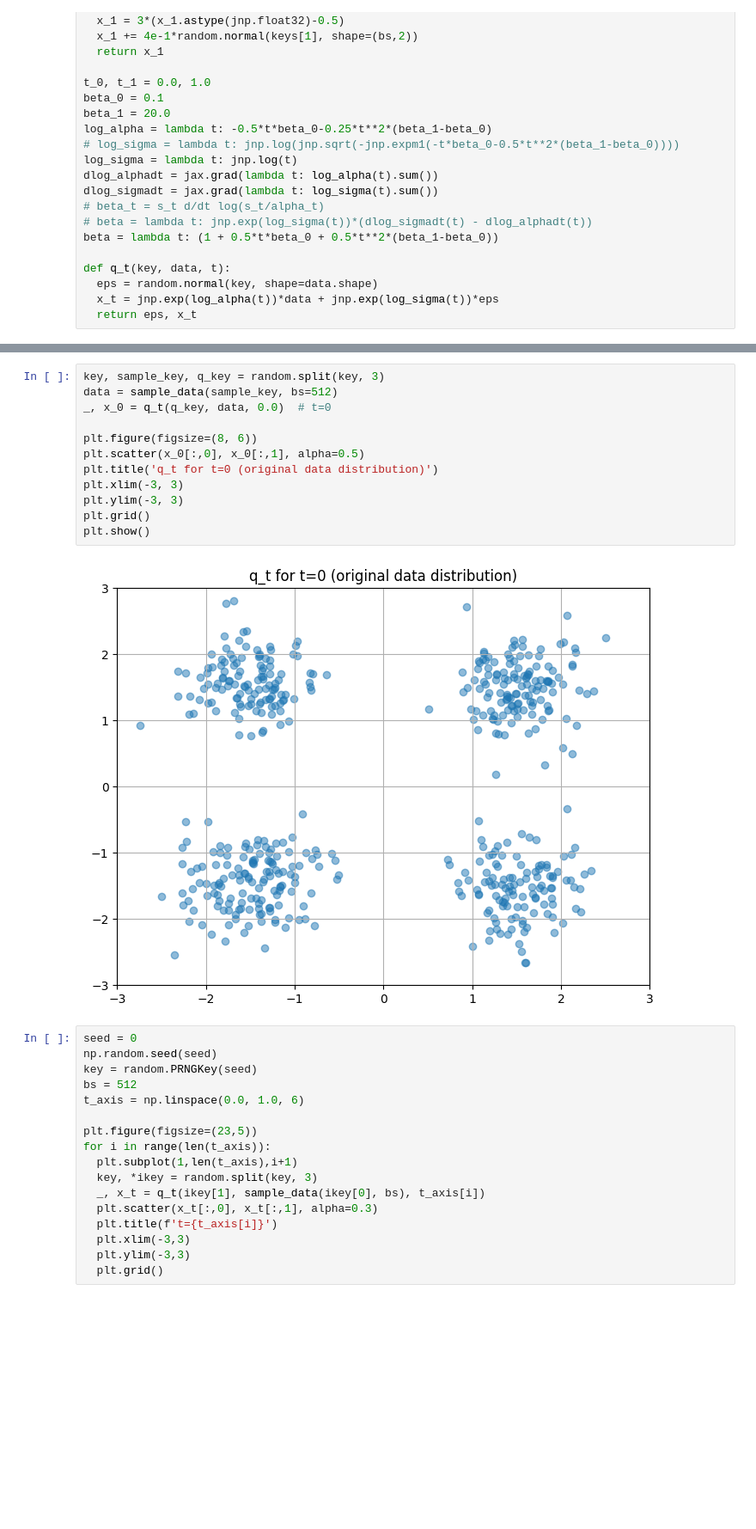
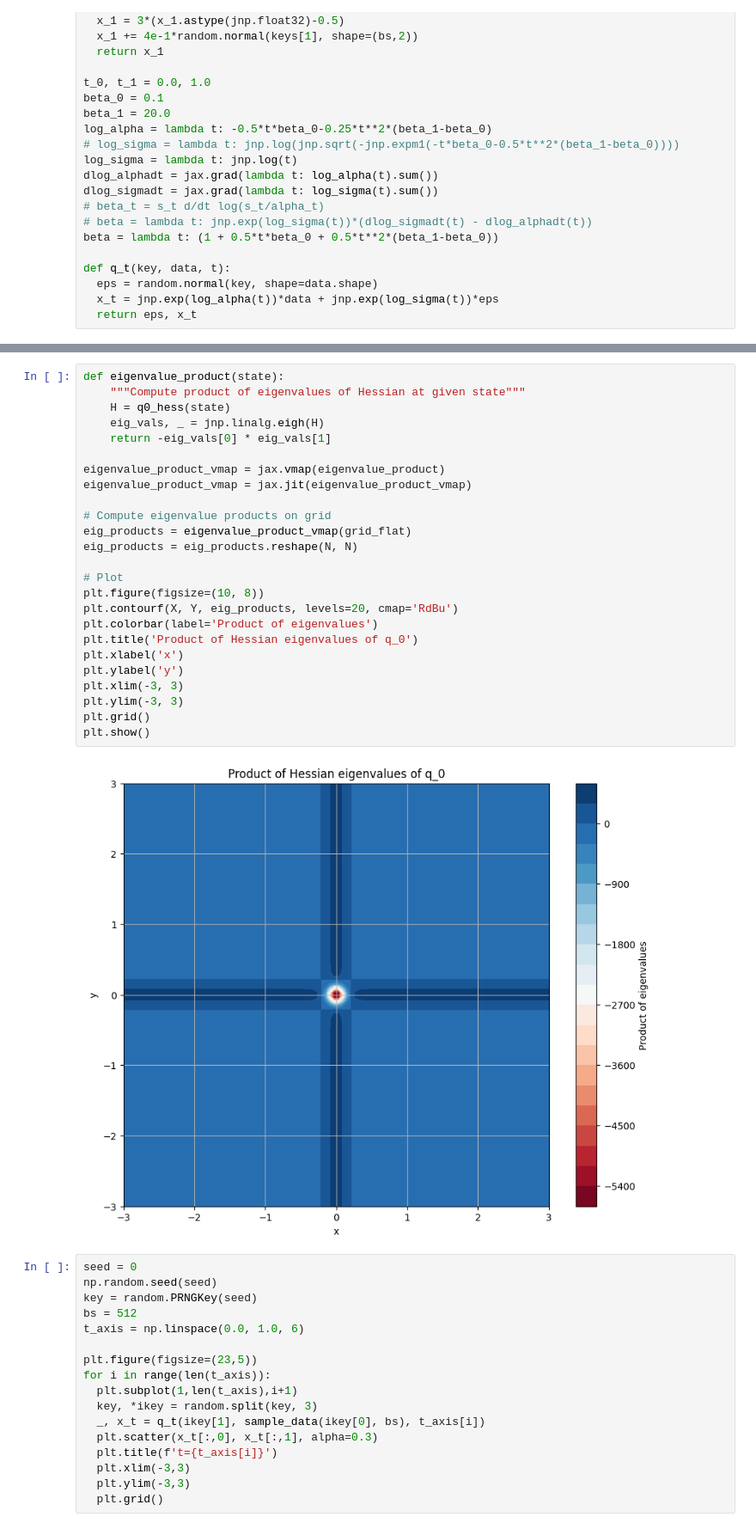
Before and after one commit to BurgerAndreas/meta-sampler, a Jupyter notebook: Mode Generation from Andreas Burger.ipynb, the cells around one changed output, grey strips where cells are left out. Shown at 86% size. Saved outputs shown, nothing was run; the diff lists cells and outputs as text; blank space fills up the shorter version.

```diff
--- a/Mode Generation from Andreas Burger.ipynb
+++ b/Mode Generation from Andreas Burger.ipynb
@@ -123,20 +124,33 @@ plt.grid()
 plt.show()
 # %% [output]
 [figure]
-# %%
-key, sample_key, q_key = random.split(key, 3)
-data = sample_data(sample_key, bs=512)
-_, x_0 = q_t(q_key, data, 0.0)  # t=0
-
-plt.figure(figsize=(8, 6))
-plt.scatter(x_0[:,0], x_0[:,1], alpha=0.5)
-plt.title('q_t for t=0 (original data distribution)')
-plt.xlim(-3, 3)
-plt.ylim(-3, 3)
-plt.grid()
-plt.show()
-# %% [output]
-[figure, removed]
+# %%
+def eigenvalue_product(state):
+    """Compute product of eigenvalues of Hessian at given state"""
+    H = q0_hess(state)
+    eig_vals, _ = jnp.linalg.eigh(H)
+    return -eig_vals[0] * eig_vals[1]
+
+eigenvalue_product_vmap = jax.vmap(eigenvalue_product)
+eigenvalue_product_vmap = jax.jit(eigenvalue_product_vmap)
+
+# Compute eigenvalue products on grid
+eig_products = eigenvalue_product_vmap(grid_flat)
+eig_products = eig_products.reshape(N, N)
+
+# Plot
+plt.figure(figsize=(10, 8))
+plt.contourf(X, Y, eig_products, levels=20, cmap='RdBu')
+plt.colorbar(label='Product of eigenvalues')
+plt.title('Product of Hessian eigenvalues of q_0')
+plt.xlabel('x')
+plt.ylabel('y')
+plt.xlim(-3, 3)
+plt.ylim(-3, 3)
+plt.grid()
+plt.show()
+# %% [output]
+[figure, added]
 # %%
 seed = 0
 np.random.seed(seed)
```
Also changed, not shown: parts of 7 cells of this notebook.
